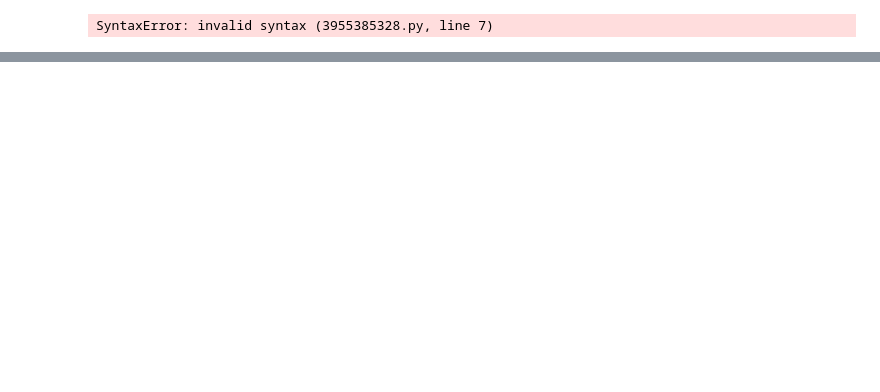
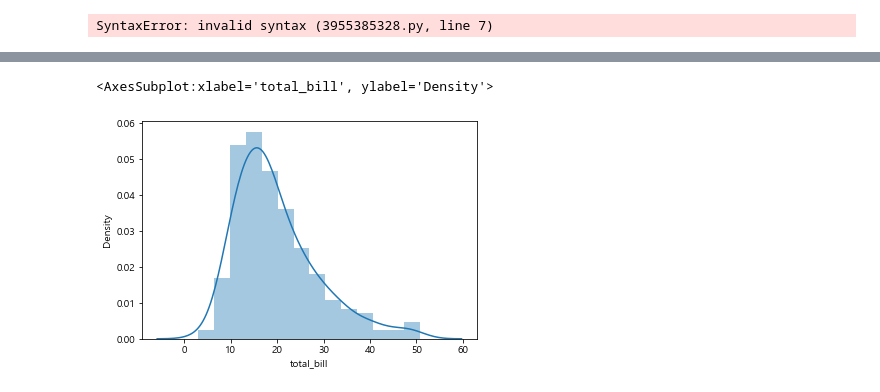
Before and after one commit to dbstj032207/Python, a Jupyter notebook: Analysis/3-matplotlib.ipynb, the cells around one changed output, grey strips where cells are left out. Cells and saved outputs as stored; diff of their text form; code cells hidden in the pictures; blank space fills up the shorter version.

```diff
--- a/Analysis/3-matplotlib.ipynb
+++ b/Analysis/3-matplotlib.ipynb
@@ -198,0 +354,9 @@ SyntaxError: invalid syntax (3955385328.py, line 7)
+# %%
+tips = sns.load_dataset("tips")
+# %%
+##### total_bill에 대한 금액 분포 환인
+
+sns.distplot(tips["total_bill"])
+# %% [output]
+<AxesSubplot:xlabel='total_bill', ylabel='Density'>
+[figure, added]
```
Also changed, not shown: parts of 53 cells of this notebook, 1 other file.
